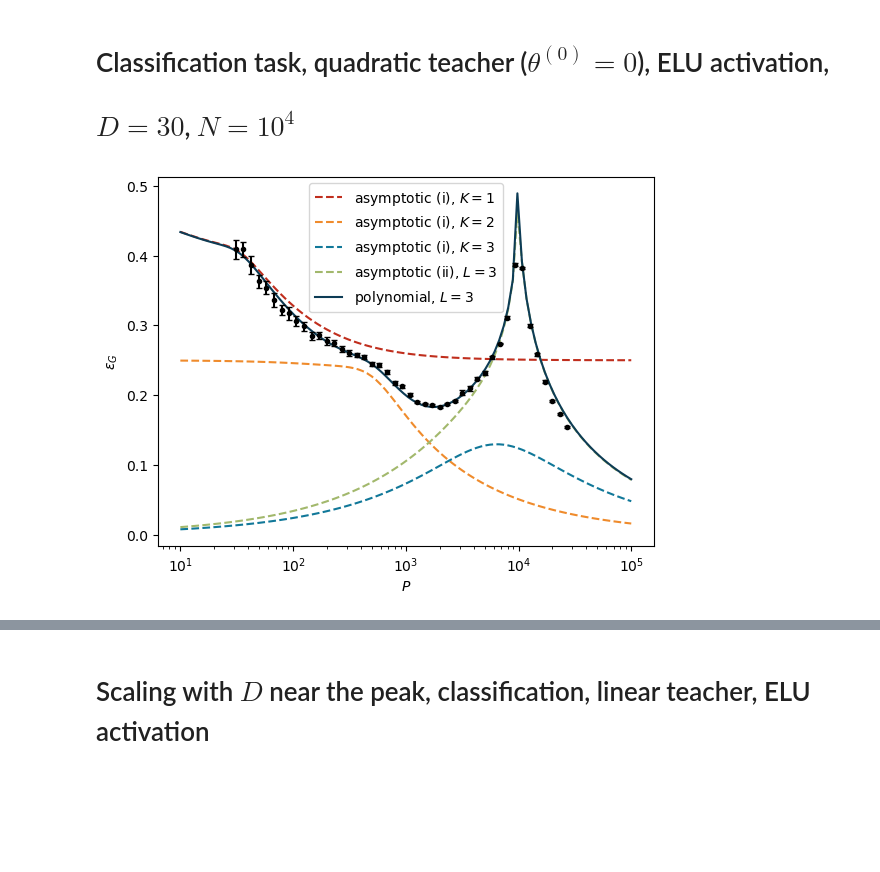
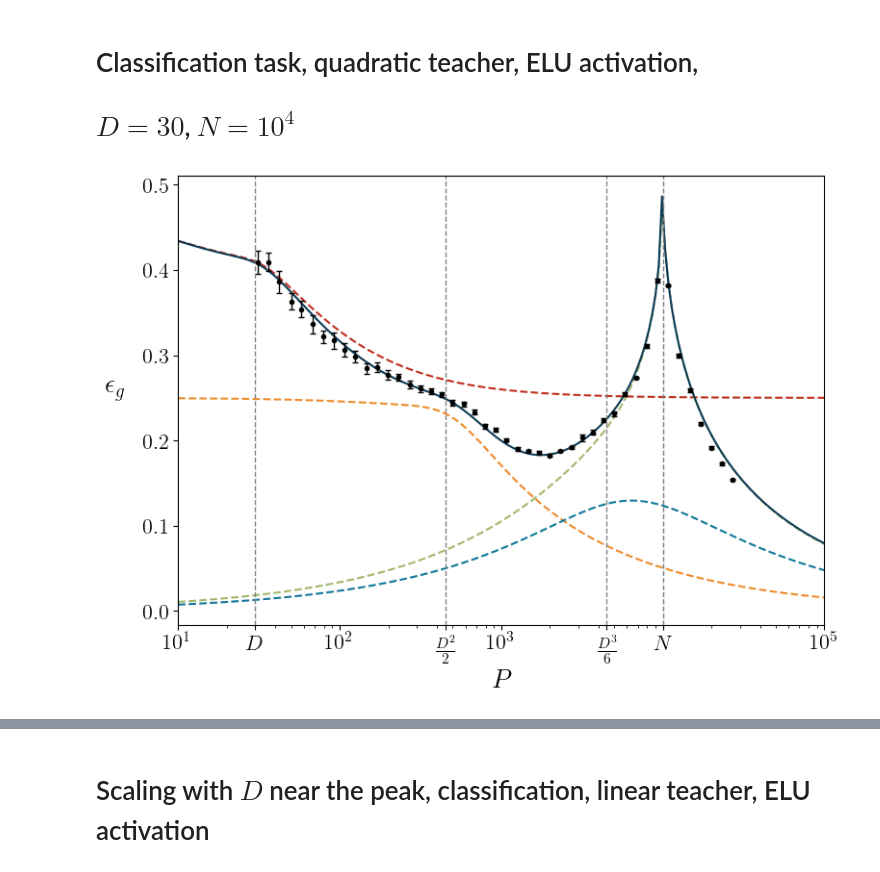
Before and after one commit to MauroPastore/RandomFeatures, a Jupyter notebook: saddlePoint.ipynb, the cells around one changed output, grey strips where cells are left out. Saved outputs shown, nothing was run; the diff lists cells and outputs as text; code cells hidden in the pictures; blank space fills up the shorter version.

```diff
--- a/saddlePoint.ipynb
+++ b/saddlePoint.ipynb
@@ -313,12 +313,13 @@ def saddleAsymptII(N,P,L,τ,step,D=30,ζ=10**(-8),yν=0.797885,yy=1,y=0,elu_relu
     return hχ,hq,hm,hχ0,hq0,χ,q,m,χ0,q0,m0,χStar,qStar,mStar,tStar
 
 
-def EgClas(mStar,qStar,θ0=0,tStar=0):
-    if(θ0==0):
+def EgClas(mStar,qStar,tStar=0):
+    if(tStar==0):
         return 1/math.pi*np.arccos(mStar/np.sqrt(qStar))
-    else : # update with the right function
+    else :
+        print("update with the right function!")
         return 0
 
-def EgRegr(mStar,qStar,θ0=0,tStar=0,Δ=0):
-    return 1 - 2*mStar + qStar + (tStar - θ0)**2 + Δ
+def EgRegr(mStar,qStar,tStar=0,Δ=0):
+    return 1 - 2*mStar + qStar + tStar**2 + Δ
 # %% [markdown]
@@ -416,4 +520,4 @@ plCos.legend()
 # %% [markdown]
-# Classification task, quadratic teacher ($\theta^{(0)} = 0$), ELU activation,
+# Classification task, quadratic teacher, ELU activation,
 # $D = 30$, $N = 10^4$
 # %%
@@ -461,18 +567,36 @@ for p in C_T2_Th0_Ps:
 # %%
-C_T2_Th0_PsNum = pd.read_csv("data/eluDATAzeta8quad.csv")["P"].tolist()
-C_T2_Th0_EgsNum = pd.read_csv("data/eluDATAzeta8quad.csv")["gen"].tolist()
-C_T2_Th0_EgsNumErr = np.array(pd.read_csv("data/eluDATAzeta8quad.csv")["gensd"].tolist())*np.reciprocal(np.sqrt(np.array(pd.read_csv("data/eluDATAzeta8quad.csv")["T"].tolist())))
+C_T2_PsNum = pd.read_csv("data/eluDATAzeta8quad.csv")["P"].tolist()
+C_T2_EgsNum = pd.read_csv("data/eluDATAzeta8quad.csv")["gen"].tolist()
+C_T2_EgsNumErr = np.array(pd.read_csv("data/eluDATAzeta8quad.csv")["gensd"].tolist())*np.reciprocal(np.sqrt(np.array(pd.read_csv("data/eluDATAzeta8quad.csv")["T"].tolist())))
 # %%
-plt.plot(C_T2_Th0_Ps,np.array(C_T2_Th0_EgsAsI1),'--',label=r"asymptotic (i), $K = 1$",color=CC1)
-plt.plot(C_T2_Th0_Ps,np.array(C_T2_Th0_EgsAsI2),'--',label=r"asymptotic (i), $K = 2$",color=CC2)
-plt.plot(C_T2_Th0_Ps,np.array(C_T2_Th0_EgsAsI3),'--',label=r"asymptotic (i), $K = 3$",color=CC4)
-plt.plot(C_T2_Th0_Ps,np.array(C_T2_Th0_EgsAsII),'--',label=r"asymptotic (ii), $L = 3$",color=CC3)
-plt.plot(C_T2_Th0_Ps,np.array(C_T2_Th0_Egs),label=r"polynomial, $L=3$",color=CC0)
-plt.errorbar(C_T2_Th0_PsNum,C_T2_Th0_EgsNum,yerr=C_T2_Th0_EgsNumErr,fmt='.',color="black",capsize=2)
+plt.rcParams.update({
+    "text.usetex": True,
+    "font.family": "Helvetica"
+})
+
+plt.rcParams['ytick.right'] = plt.rcParams['ytick.labelright'] = False
+plt.rcParams['ytick.left'] = plt.rcParams['ytick.labelleft'] = True
+
+cm = 2.2*(1/2.54)  # centimeters in inches
+plt.subplots(figsize=(10*cm, 7*cm))
+plt.plot(C_T2_Ps,np.array(C_T2_EgsAsI1),'--',label=r"asymptotic (i), $K = 1$",color=CC1,lw=1.5)
+plt.plot(C_T2_Ps,np.array(C_T2_EgsAsI2),'--',label=r"asymptotic (i), $K = 2$",color=CC2,lw=1.5)
+plt.plot(C_T2_Ps,np.array(C_T2_EgsAsI3),'--',label=r"asymptotic (i), $K = 3$",color=CC4,lw=1.5)
+plt.plot(C_T2_Ps,np.array(C_T2_EgsAsII),'--',label=r"asymptotic (ii), $L = 3$",color=CC3,lw=1.5)
+plt.plot(C_T2_Ps,np.array(C_T2_Egs),label=r"polynomial, $L=3$",color=CC0,lw=1.5)
+plt.errorbar(C_T2_PsNum,C_T2_EgsNum,yerr=C_T2_EgsNumErr,fmt='.',color="black",capsize=2,lw=1)
 plt.xscale('log')
-plt.xlabel(r'$P$')
-plt.ylabel(r'$\epsilon_G$')
-plt.legend()
+plt.xlabel(r'$P$',size=20)
+plt.ylabel(r'$\epsilon_g$',rotation='horizontal',size=20,labelpad=20)
+plt.xlim(10,1e5)
+plt.xticks([1e1,30,1e2,30**2/2,1e3,1e4,30**3/6,1e5],[r'$10^1$',r'$D$',r'$10^2$',r'$\frac{D^2}{2}$',r'$10^3$',r'$N$',r'$\frac{D^3}{6}$',r'$10^5$'],size=16)
+plt.yticks(size=16)
+plt.axvline(x= 3e1, color = 'gray',ls='--',lw=1)
+plt.axvline(x= 4.5e2, color = 'gray',ls='--',lw=1)
+plt.axvline(x= 4.5e3, color = 'gray',ls='--',lw=1)
+plt.axvline(x= 1e4, color = 'gray',ls='--',lw=1)
+# plt.legend()
+# plt.savefig("Egen_T2.pdf", format="pdf", bbox_inches="tight")
 plt.show()
 # %% [output]
-[figure, old version]
+[figure, new version]
```
Also changed, not shown: parts of 34 cells of this notebook, 10 other files.
